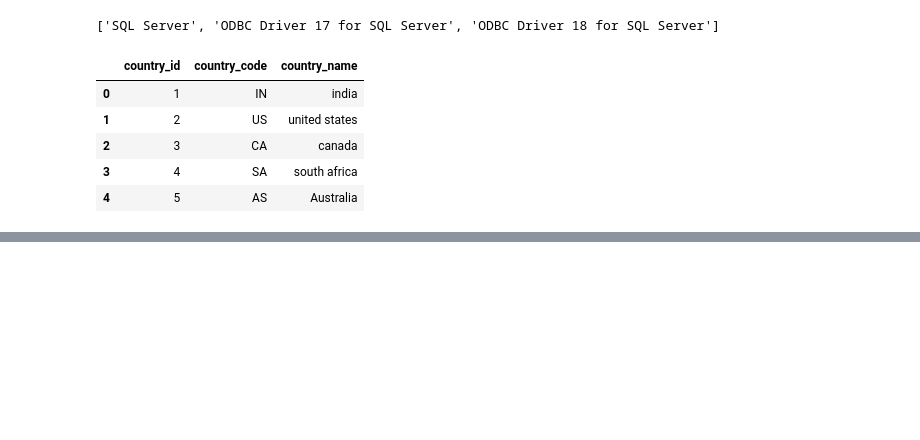
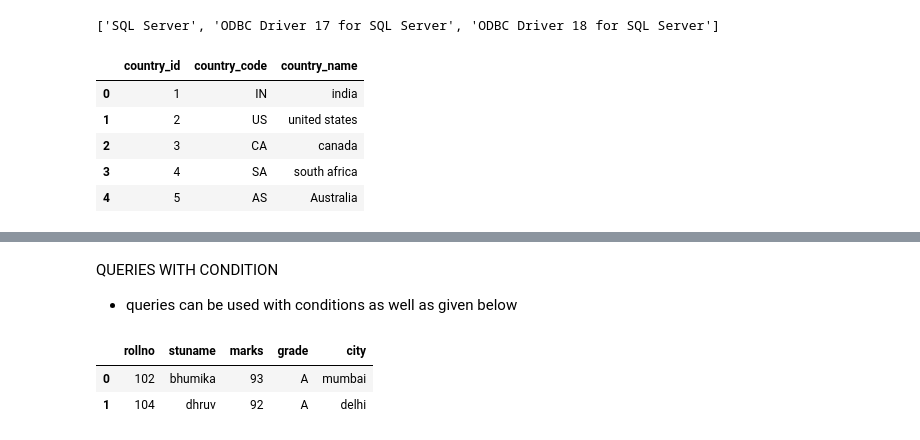
Before and after one commit to sagarnbeedi-analytics/data-analytics-portfolio, a Jupyter notebook: PYTHON/SQLALCHEMY_LIBRARY/main.ipynb, the cells around one changed output, grey strips where cells are left out. Cells and saved outputs as stored; diff of their text form; code cells hidden in the pictures; blank space fills up the shorter version.

```diff
--- a/PYTHON/SQLALCHEMY_LIBRARY/main.ipynb
+++ b/PYTHON/SQLALCHEMY_LIBRARY/main.ipynb
@@ -240,0 +299,13 @@ data
+# %% [markdown]
+QUERIES WITH CONDITION
+- queries can be used with conditions as well as given below
+# %%
+query=text(
+    "select * from college.student where grade='A'"
+)
+whdata=pd.read_sql(query,Mysql_engine)
+whdata
+# %% [output]
+|  | rollno | stuname | marks | grade | city |
+| 0 | 102 | bhumika | 93 | A | mumbai |
+| 1 | 104 | dhruv | 92 | A | delhi |
```
Also changed, not shown: parts of 31 cells of this notebook, 13 other files.
